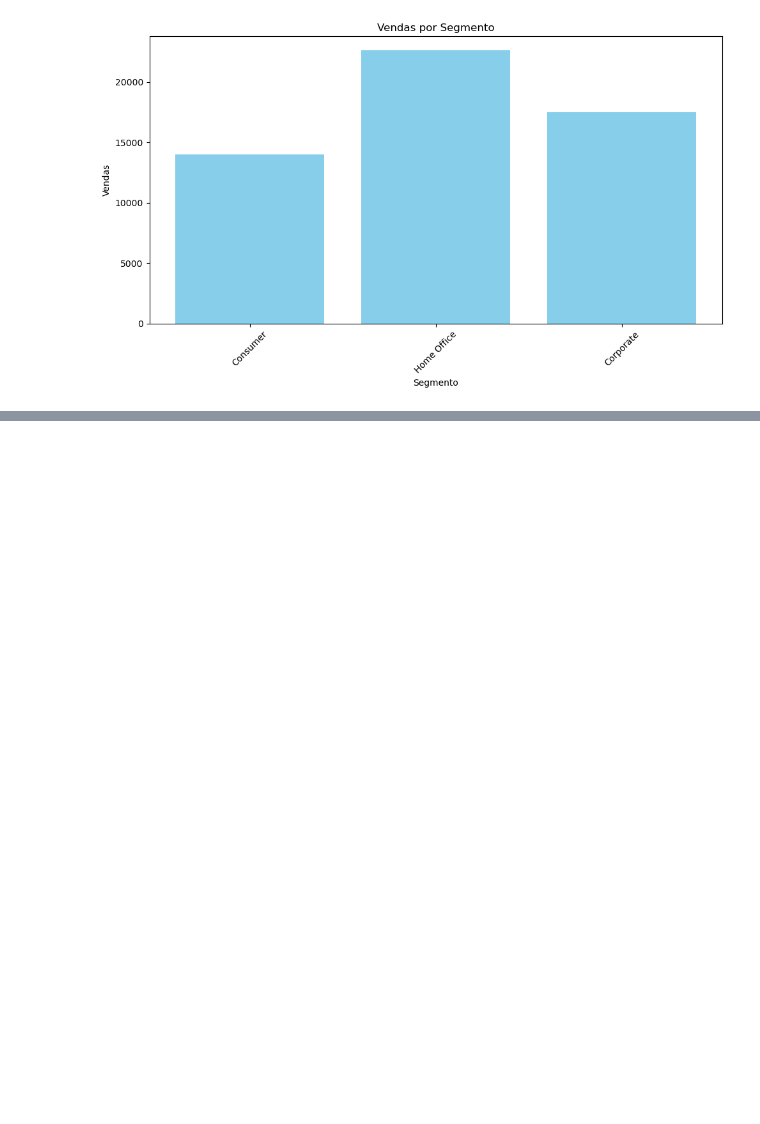
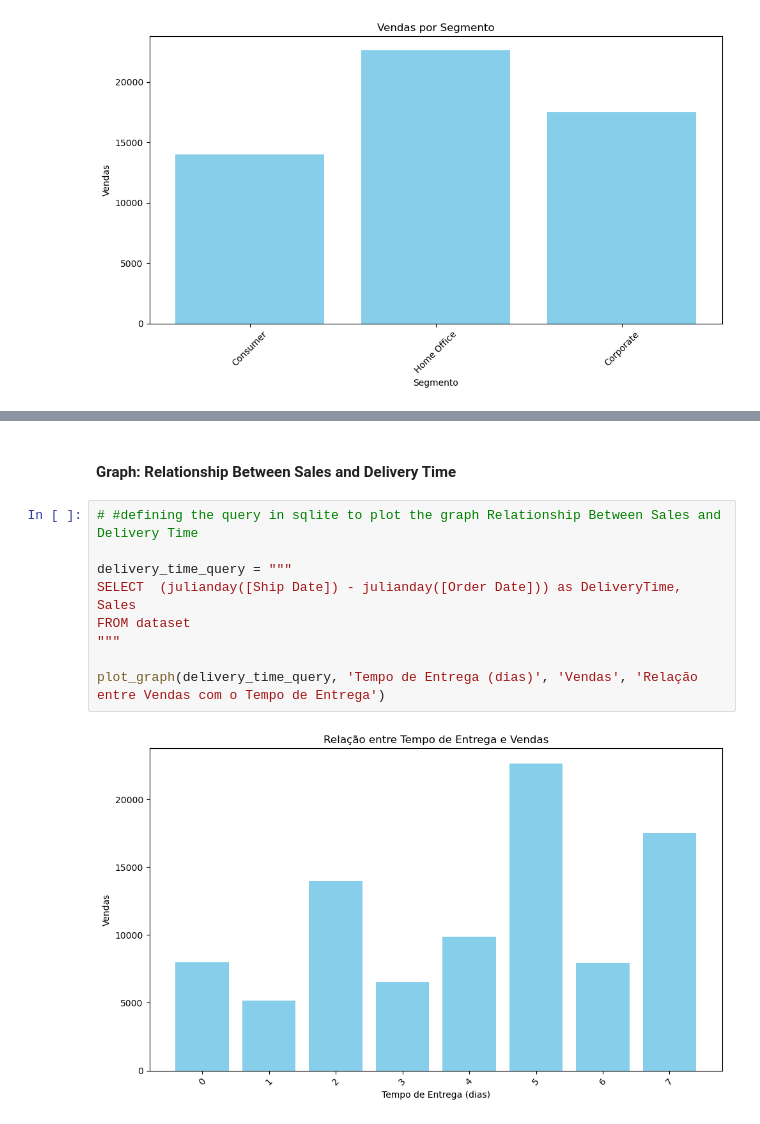
Before and after one commit to diegosantss/desafio-fadesp-processo-seletivo, a Jupyter notebook: solucao-desafio.ipynb, the cells around one changed output, grey strips where cells are left out. Saved outputs shown, nothing was run; the diff lists cells and outputs as text; blank space fills up the shorter version.

```diff
--- a/solucao-desafio.ipynb
+++ b/solucao-desafio.ipynb
@@ -146,0 +184,13 @@ plot_graph(query, 'Ano', 'Lucro', 'Lucro por Ano')
+# %% [markdown]
+#### Graph: Relationship Between Sales and Delivery Time
+# %%
+# #defining the query in sqlite to plot the graph Relationship Between Sales and Delivery Time
+
+delivery_time_query = """
+SELECT  (julianday([Ship Date]) - julianday([Order Date])) as DeliveryTime, Sales
+FROM dataset
+"""
+
+plot_graph(delivery_time_query, 'Tempo de Entrega (dias)', 'Vendas', 'Relação entre Vendas com o Tempo de Entrega')
+# %% [output]
+[figure, added]
```
Also changed, not shown: parts of 17 cells of this notebook, 8 other files.
